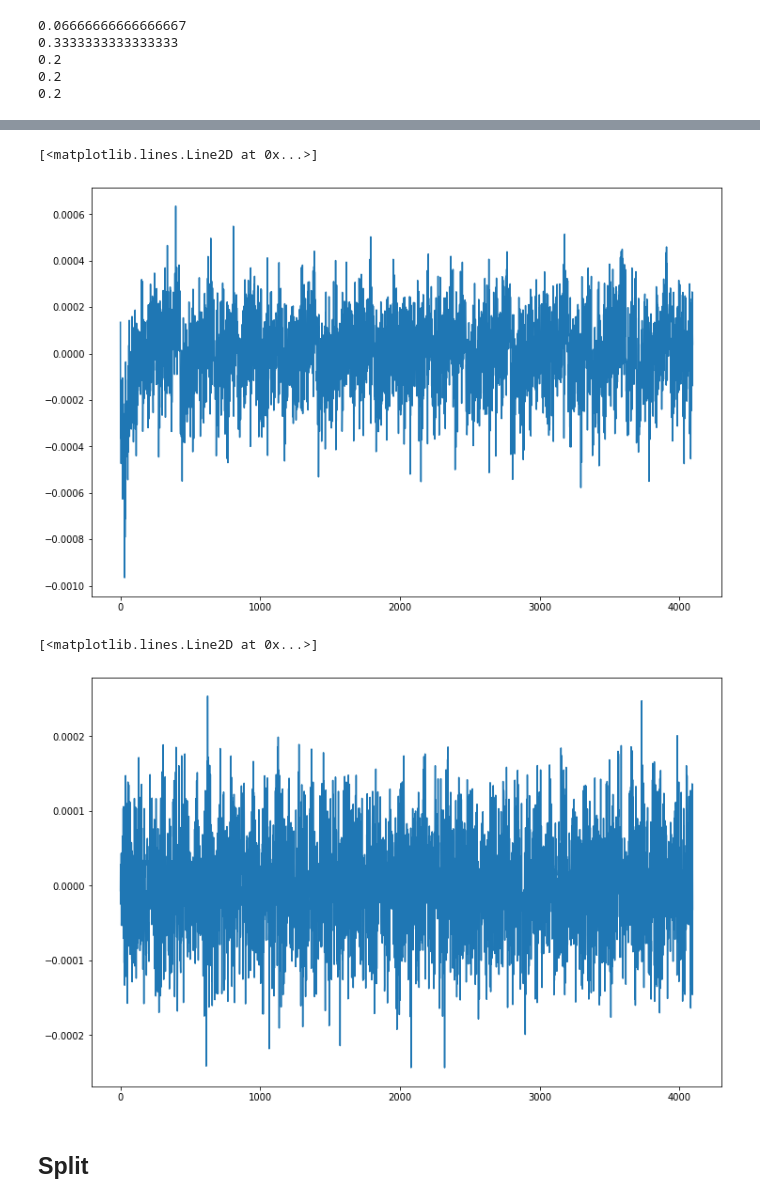
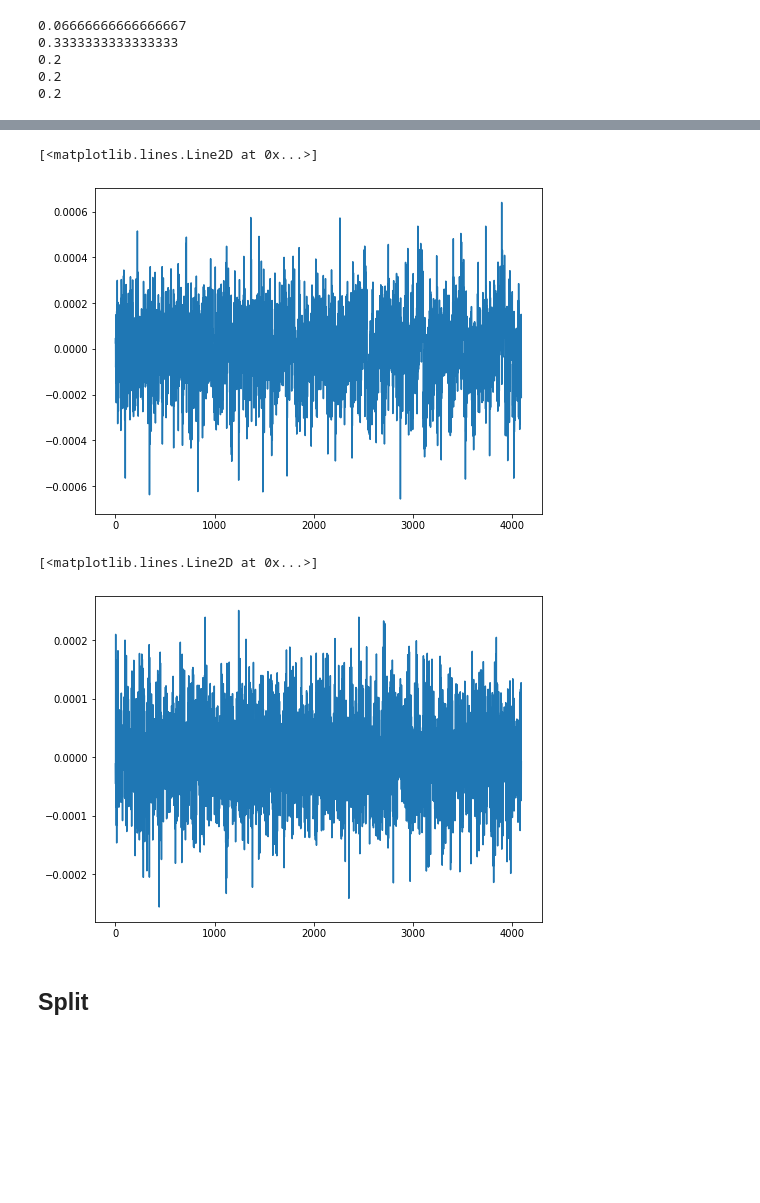
Before and after one commit to galdir/Vibration_classification_dataset_Wonho_Jung, a Jupyter notebook: Vibration_classification_dataset_Wonho_Jung.ipynb, the cells around one changed output, grey strips where cells are left out. Drawn from its saved outputs; the diff is of its cells as text; code cells hidden in the pictures; blank space fills up the shorter version.

```diff
--- a/Vibration_classification_dataset_Wonho_Jung.ipynb
+++ b/Vibration_classification_dataset_Wonho_Jung.ipynb
@@ -1928,4 +224,0 @@ data_names
-# %%
-i=4
-print(data_names[i])
-data[i].shape
@@ -2180,12 +224,0 @@ def get_features_oas(data, label):
-# %%
-X0,y0 = get_features_oas(data[0], labels[0])
-for i in range(1, len(data)):
-  print(i)
-  X1,y1 = get_features_full_spec(data[i], labels[i])
-  X0=np.concatenate([X0, X1])
-  y0=np.concatenate([y0, y1])
-
-X = X0
-y = y0
-
-print(X.shape, y.shape)
@@ -2275,7 +262,7 @@ def mat_dataset_to_df(mat):
 
 data = []
 data_names = []
-with zipfile.ZipFile(url, 'r') as f:
+with zipfile.ZipFile(dataset_path, 'r') as f:
   for i in range(len(files)):
     tokens = files[i].split('_')
     print(files[i])
@@ -2417,18 +409,10 @@ print(labels.count(4)/len(labels))
 0.2
 # %%
 def get_features(data, label, window):
-    #data = data[fs:] #removing samples to avoid integration anomaly
+    data = data[window:] # skip samples to avoid integration anomaly
     n = int(np.floor(len(data)/window))
-    #print(len(data)/window)
-    #print(n)
     data = data[:int(n)*window]
     X = data.values.reshape((n, window))
-
-    #X = np.abs(np.fft.rfft(X))/window
-    #X[:,0]=0
-    #X = X * 2
-    #X=X[:, 0:600] # reducing to max 600Hz
-
     y = np.ones(n)*label
     return X, y
 # %%
@@ -2515,16 +499,16 @@ print(len(y[y==4])/len(y))
 # %%
-fig = plt.figure(figsize=(12,8))
+fig = plt.figure(figsize=(8,6))
 plt.plot(X[0])
 # %% [output]
 [<matplotlib.lines.Line2D at 0x...>]
-[figure, old version]
+[figure, new version]
 # %%
-fig = plt.figure(figsize=(12,8))
+fig = plt.figure(figsize=(8,6))
 
 plt.plot(X[1000])
 # %% [output]
 [<matplotlib.lines.Line2D at 0x...>]
-[figure, old version]
+[figure, new version]
 # %% [markdown]
 ## Split
 # %%
```
Also changed, not shown: parts of 286 cells of this notebook.
